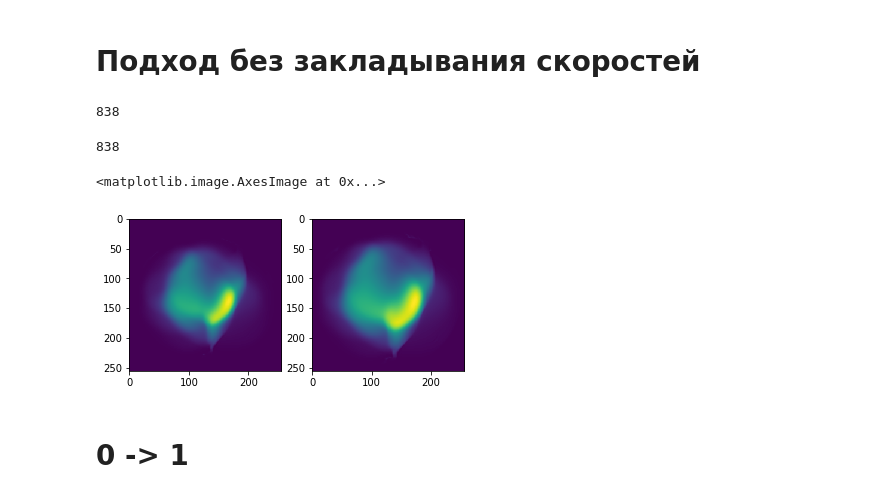
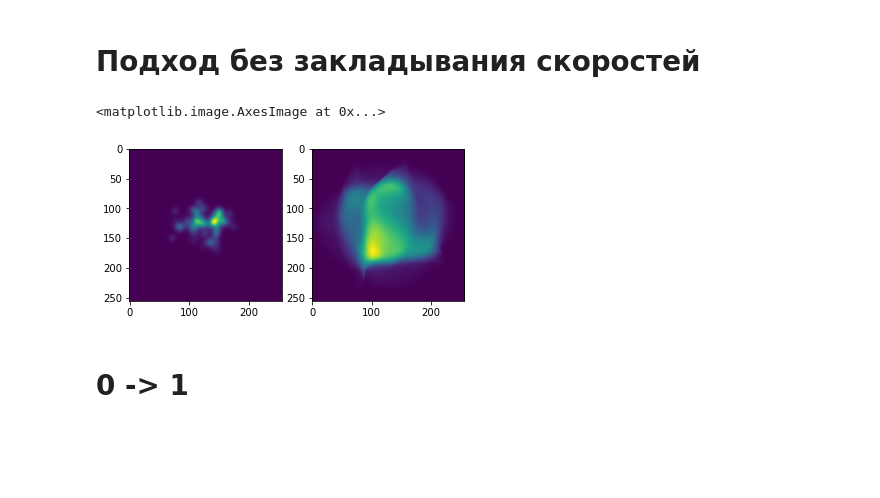
Before and after one commit to Nickkreker/CernProject, a Jupyter notebook: nextFromPrevious.ipynb, the cells around one changed output. Cells and saved outputs as stored; diff of their text form; code cells hidden in the pictures; blank space fills up the shorter version.

```diff
--- a/nextFromPrevious.ipynb
+++ b/nextFromPrevious.ipynb
@@ -71,25 +70,19 @@ train_folder = 'C:/Users/Николай/Desktop/CernProject/data'
+# %%
+train_folder = 'D:/CernDataset'
 # %%
-dataset = datasets.CernDataset(train_folder, load_from_npy=True, start_moment=7, end_moment=8)
+dataset = datasets.CernDataset(train_folder, load_from_npy=True, start_moment=0, end_moment=8)
-# %%
-len(dataset)
-# %% [output]
-838
-# %%
-len(dataset)
-# %% [output]
-838
 # %%
-x, y = dataset[0]
+x, y = dataset[9]
 
 fig = plt.figure(figsize=(6,3))
 
 fig.add_subplot(1, 2, 1)
 plt.imshow(torch.squeeze(x))
 fig.add_subplot(1, 2, 2)
 plt.imshow(torch.squeeze(y))
 # %% [output]
 <matplotlib.image.AxesImage at 0x...>
-[figure, old version]
+[figure, new version]
 # %%
 batch_size = 2
 
```
Also changed, not shown: parts of 67 cells of this notebook.
